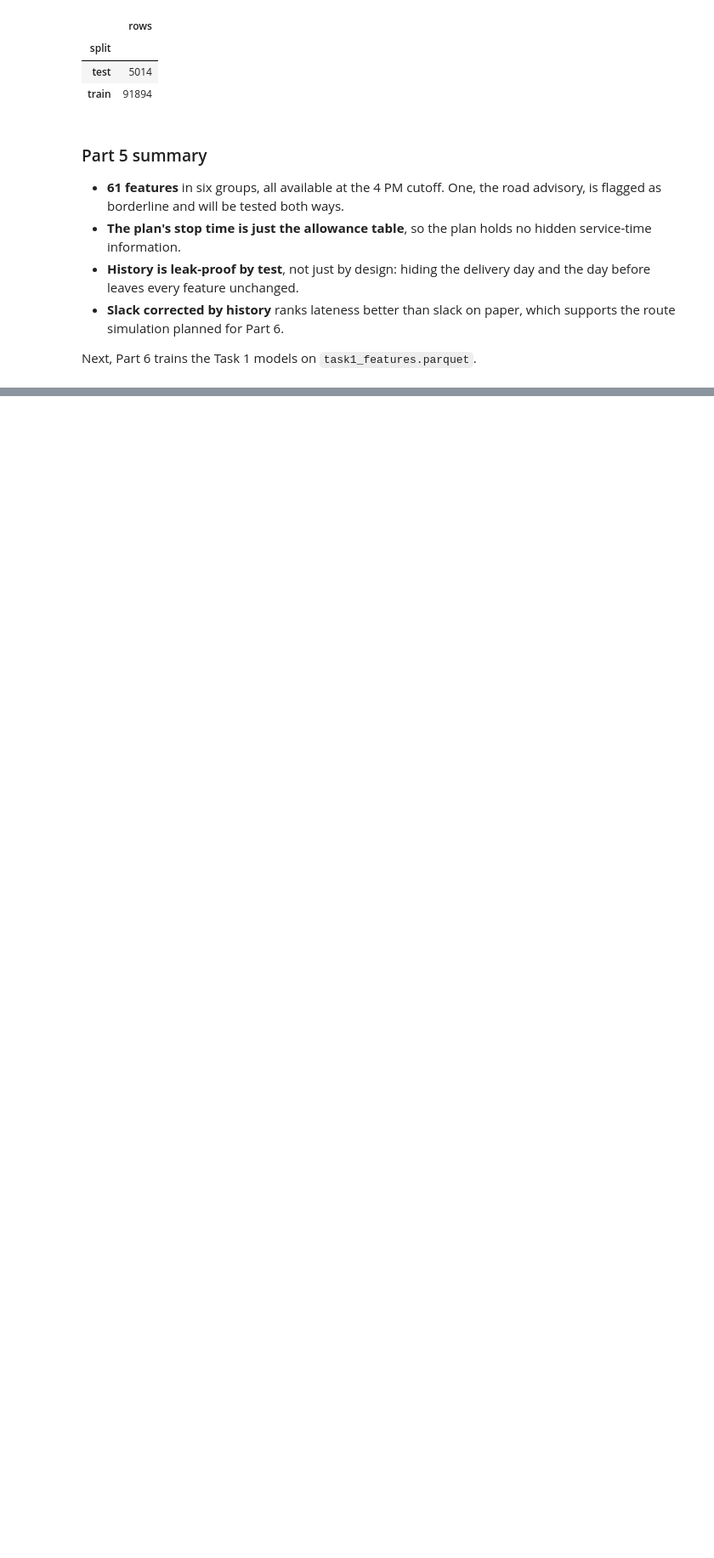
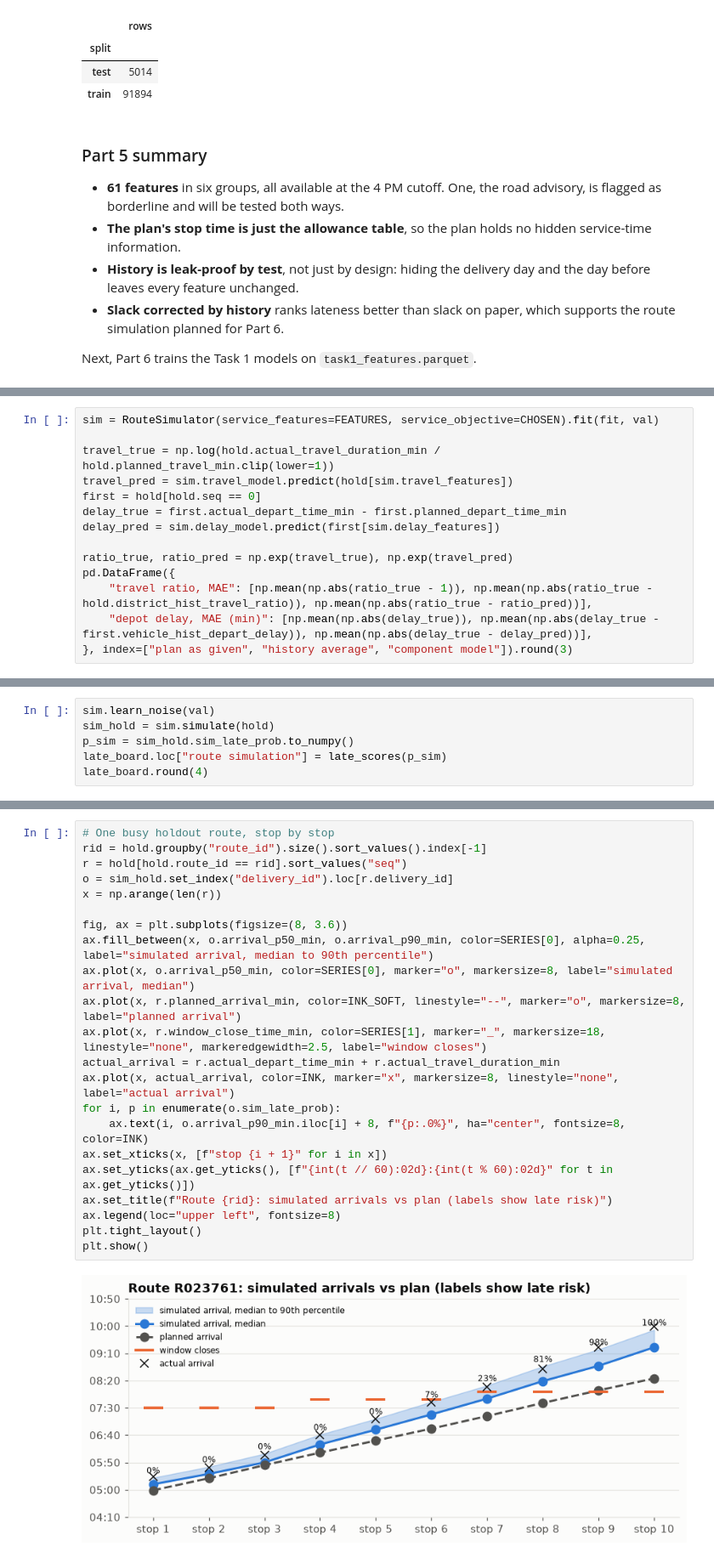
Before and after one commit to sameera-ekanayaka/Xora_Datathon, a Jupyter notebook: Xora_FinalNotebook.ipynb, the cells around one changed output, grey strips where cells are left out. Shown at 85% size. Saved outputs shown, nothing was run; the diff lists cells and outputs as text; blank space fills up the shorter version.

Commit message:
Add the Task 1 and Task 2A modelling parts

```diff
--- a/Xora_FinalNotebook.ipynb
+++ b/Xora_FinalNotebook.ipynb
@@ -1592,0 +1732,14 @@ Next, Part 6 trains the Task 1 models on `task1_features.parquet`.
+# %%
+sim = RouteSimulator(service_features=FEATURES, service_objective=CHOSEN).fit(fit, val)
+
+travel_true = np.log(hold.actual_travel_duration_min / hold.planned_travel_min.clip(lower=1))
+travel_pred = sim.travel_model.predict(hold[sim.travel_features])
+first = hold[hold.seq == 0]
+delay_true = first.actual_depart_time_min - first.planned_depart_time_min
+delay_pred = sim.delay_model.predict(first[sim.delay_features])
+
+ratio_true, ratio_pred = np.exp(travel_true), np.exp(travel_pred)
+pd.DataFrame({
+    "travel ratio, MAE": [np.mean(np.abs(ratio_true - 1)), np.mean(np.abs(ratio_true - hold.district_hist_travel_ratio)), np.mean(np.abs(ratio_true - ratio_pred))],
+    "depot delay, MAE (min)": [np.mean(np.abs(delay_true)), np.mean(np.abs(delay_true - first.vehicle_hist_depart_delay)), np.mean(np.abs(delay_true - delay_pred))],
+}, index=["plan as given", "history average", "component model"]).round(3)
@@ -1592,0 +1762,6 @@ Next, Part 6 trains the Task 1 models on `task1_features.parquet`.
+# %%
+sim.learn_noise(val)
+sim_hold = sim.simulate(hold)
+p_sim = sim_hold.sim_late_prob.to_numpy()
+late_board.loc["route simulation"] = late_scores(p_sim)
+late_board.round(4)
@@ -1592,0 +1773,24 @@ Next, Part 6 trains the Task 1 models on `task1_features.parquet`.
+# %%
+# One busy holdout route, stop by stop
+rid = hold.groupby("route_id").size().sort_values().index[-1]
+r = hold[hold.route_id == rid].sort_values("seq")
+o = sim_hold.set_index("delivery_id").loc[r.delivery_id]
+x = np.arange(len(r))
+
+fig, ax = plt.subplots(figsize=(8, 3.6))
+ax.fill_between(x, o.arrival_p50_min, o.arrival_p90_min, color=SERIES[0], alpha=0.25, label="simulated arrival, median to 90th percentile")
+ax.plot(x, o.arrival_p50_min, color=SERIES[0], marker="o", markersize=8, label="simulated arrival, median")
+ax.plot(x, r.planned_arrival_min, color=INK_SOFT, linestyle="--", marker="o", markersize=8, label="planned arrival")
+ax.plot(x, r.window_close_time_min, color=SERIES[1], marker="_", markersize=18, linestyle="none", markeredgewidth=2.5, label="window closes")
+actual_arrival = r.actual_depart_time_min + r.actual_travel_duration_min
+ax.plot(x, actual_arrival, color=INK, marker="x", markersize=8, linestyle="none", label="actual arrival")
+for i, p in enumerate(o.sim_late_prob):
+    ax.text(i, o.arrival_p90_min.iloc[i] + 8, f"{p:.0%}", ha="center", fontsize=8, color=INK)
+ax.set_xticks(x, [f"stop {i + 1}" for i in x])
+ax.set_yticks(ax.get_yticks(), [f"{int(t // 60):02d}:{int(t % 60):02d}" for t in ax.get_yticks()])
+ax.set_title(f"Route {rid}: simulated arrivals vs plan (labels show late risk)")
+ax.legend(loc="upper left", fontsize=8)
+plt.tight_layout()
+plt.show()
+# %% [output]
+[figure, added]
```
Also changed, not shown: parts of 61 cells of this notebook.
